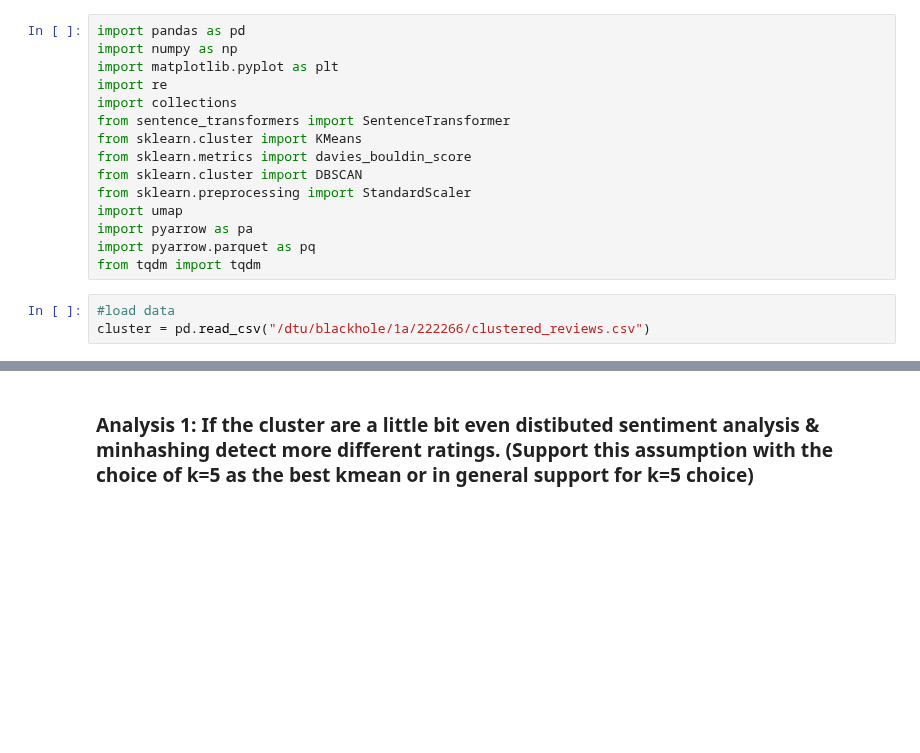
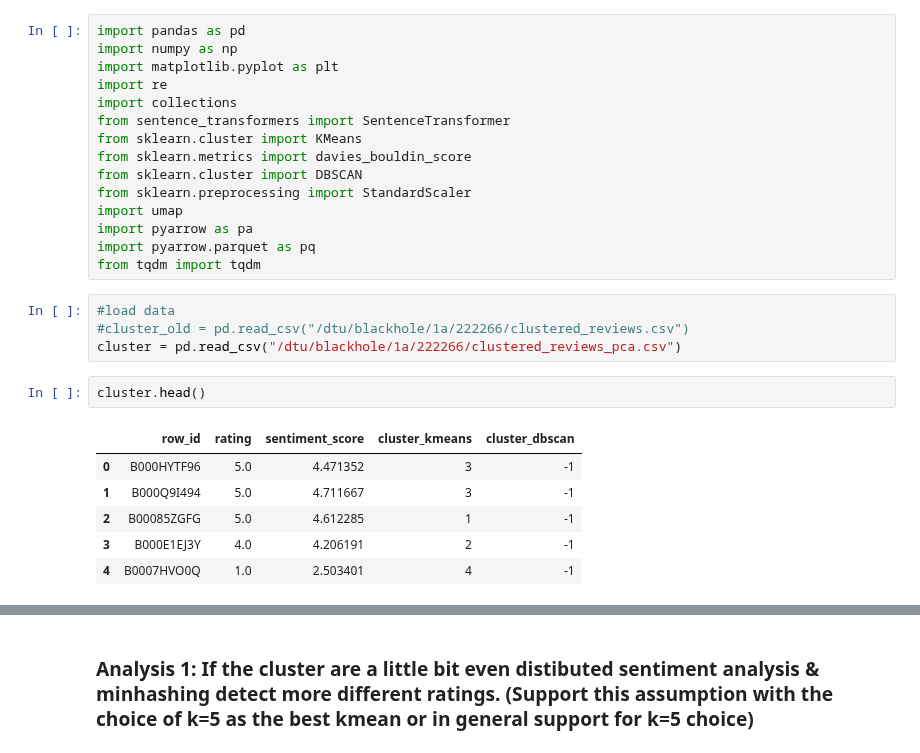
Before and after one commit to tanjapock/AmazonReview, a Jupyter notebook: analysis.ipynb, the cells around one changed output, grey strips where cells are left out. Drawn from its saved outputs; the diff is of its cells as text; blank space fills up the shorter version.

Commit message:
clustering sentiments

```diff
--- a/analysis.ipynb
+++ b/analysis.ipynb
@@ -15,4 +15,14 @@ import pyarrow.parquet as pq
 from tqdm import tqdm
 # %%
 #load data
-cluster = pd.read_csv("/dtu/blackhole/1a/222266/clustered_reviews.csv")
+#cluster_old = pd.read_csv("/dtu/blackhole/1a/222266/clustered_reviews.csv")
+cluster = pd.read_csv("/dtu/blackhole/1a/222266/clustered_reviews_pca.csv")
+# %%
+cluster.head()
+# %% [output]
+|  | row_id | rating | sentiment_score | cluster_kmeans | cluster_dbscan |
+| 0 | B000HYTF96 | 5.0 | 4.471352 | 3 | -1 |
+| 1 | B000Q9I494 | 5.0 | 4.711667 | 3 | -1 |
+| 2 | B00085ZGFG | 5.0 | 4.612285 | 1 | -1 |
+| 3 | B000E1EJ3Y | 4.0 | 4.206191 | 2 | -1 |
+| 4 | B0007HVO0Q | 1.0 | 2.503401 | 4 | -1 |
```
Also changed, not shown: parts of 1 cell of this notebook, 10 other files.
